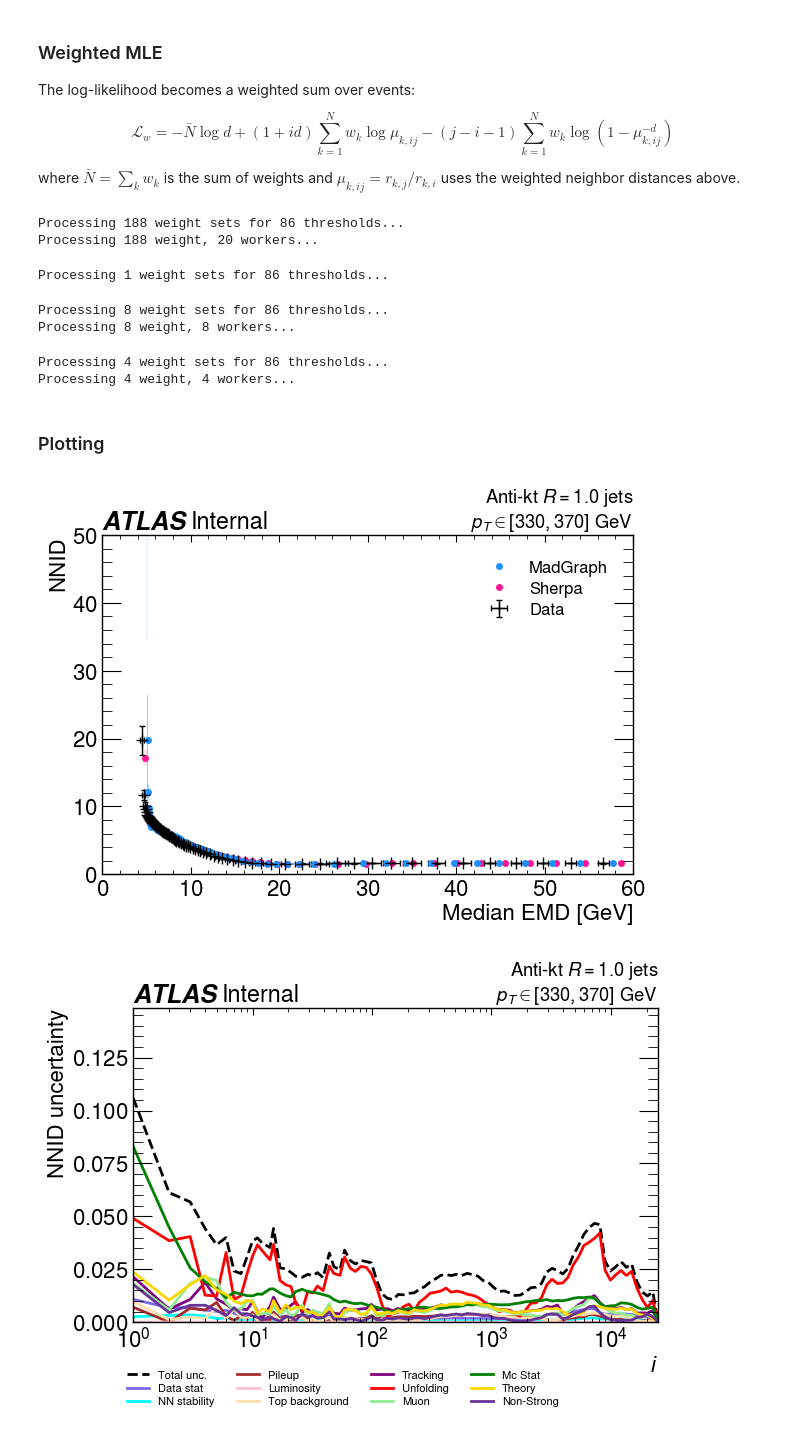
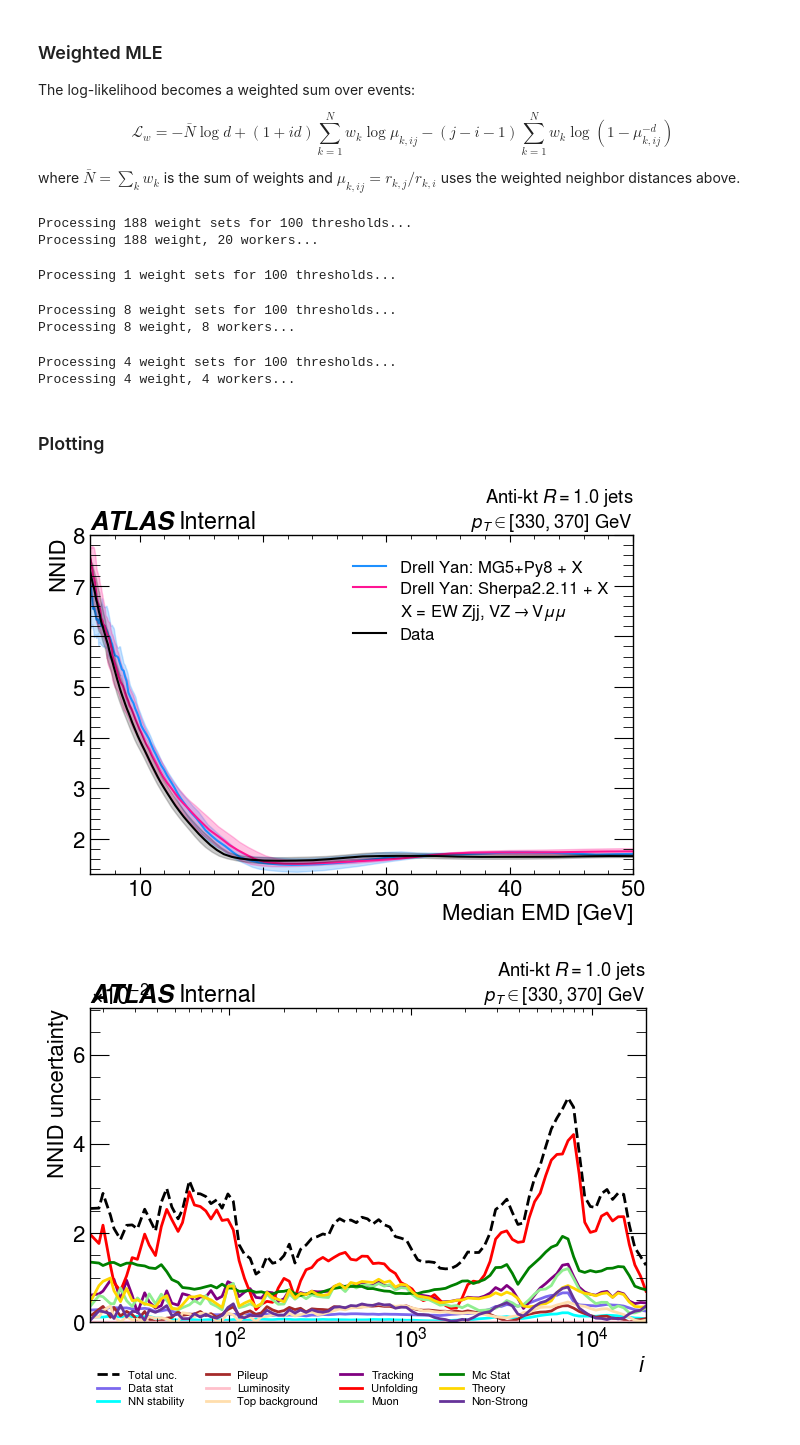
Before and after one commit to kgreif24/zjets_omnifold, a Jupyter notebook: analyze/nnid_data_results.ipynb, the cells around one changed output. Saved outputs shown, nothing was run; the diff lists cells and outputs as text; code cells hidden in the pictures.

Commit message:
Update NNID plots

```diff
--- a/analyze/nnid_data_results.ipynb
+++ b/analyze/nnid_data_results.ipynb
@@ -425,7 +272,7 @@ where $\bar{N} = \sum_k w_k$ is the sum of weights and $\mu_{k,ij} = r_{k,j}/r_{
 # %%
 # Now calculate the NNID estimator for all values if i and all weight sets
 # This involves a numerical minimization of the likelihood at each point and for each weight set
-thresholds = np.unique(np.logspace(np.log10(1), np.log10(25e3), 100, dtype=int))
+thresholds = np.unique(np.logspace(np.log10(18), np.log10(20e3), 100, dtype=int))
 data_results = utils.calculate_nnids_from_sorted_emds(
     sorted_truth_mc_emds,
     sorted_truth_mc_evt_idx,
@@ -455,12 +302,12 @@ truth_sherpa_results = utils.calculate_nnids_from_sorted_emds(
     n_jobs=len(sliced_truth_sherpa_weights),
 )
 # %% [output]
-Processing 188 weight sets for 86 thresholds...
+Processing 188 weight sets for 100 thresholds...
 Processing 188 weight, 20 workers...
-Processing 1 weight sets for 86 thresholds...
+Processing 1 weight sets for 100 thresholds...
-Processing 8 weight sets for 86 thresholds...
+Processing 8 weight sets for 100 thresholds...
 Processing 8 weight, 8 workers...
-Processing 4 weight sets for 86 thresholds...
+Processing 4 weight sets for 100 thresholds...
 Processing 4 weight, 4 workers...
 # %%
 # Store the results in .npz files
@@ -476,7 +323,7 @@ np.savez(os.path.join(save_dir, "truth_sherpa_results_330to370.npz"), **truth_sh
 # %%
 # Load results from .npz files
 save_dir = "./nnid_storage"
-plot_thresholds = np.unique(np.logspace(np.log10(1), np.log10(25e3), 100, dtype=int))
+plot_thresholds = np.unique(np.logspace(np.log10(18), np.log10(20e3), 100, dtype=int))
 data_results_zip = np.load(os.path.join(save_dir, "data_results_330to370.npz"))
 data_results = {key: data_results_zip[key] for key in data_results_zip.files}
 data_hv_results_zip = np.load(os.path.join(save_dir, "data_hv_results_330to370.npz"))
@@ -488,25 +335,26 @@ truth_sherpa_results = {key: truth_sherpa_results_zip[key] for key in truth_sher
 # %%
 import visualize as vis
 data_plot, uc_nnid, uc_avgr = vis.plot_nnid_data(
     mc_results=data_results,
     hv_results=data_hv_results,
     madgraph_results=truth_madgraph_results,
     sherpa_results=truth_sherpa_results,
     low_limit=0,
     high_limit=100,
     thresholds=plot_thresholds,
     plot_uncertainty_budget=True,
-    xlim=(0, 60),
-    ylim=(0, 50),
+    xlim=(6, 50),
+    ylim=(1.3, 8),
     yscale="linear",
     rlab="Anti-kt $R=1.0$ jets\n$p_T \in [330, 370]$ GeV",
+    smooth_window=7,
 )
-data_plot.savefig("plot_storage/data_nnid.pdf", dpi=300)
+data_plot.savefig("plot_storage/data_meas_nnid.pdf", dpi=300)
 data_plot.show()
 uc_nnid.savefig("plot_storage/data_budget_nnid.pdf", dpi=300)
 uc_nnid.show()
 uc_avgr.savefig("plot_storage/data_budget_median_emd.pdf", dpi=300)
 uc_avgr.show()
 # %% [output]
-[figure, old version]
+[figure, new version]
-[figure, old version]
+[figure, new version]
```
Also changed, not shown: parts of 3 cells of this notebook, 3 other files.
